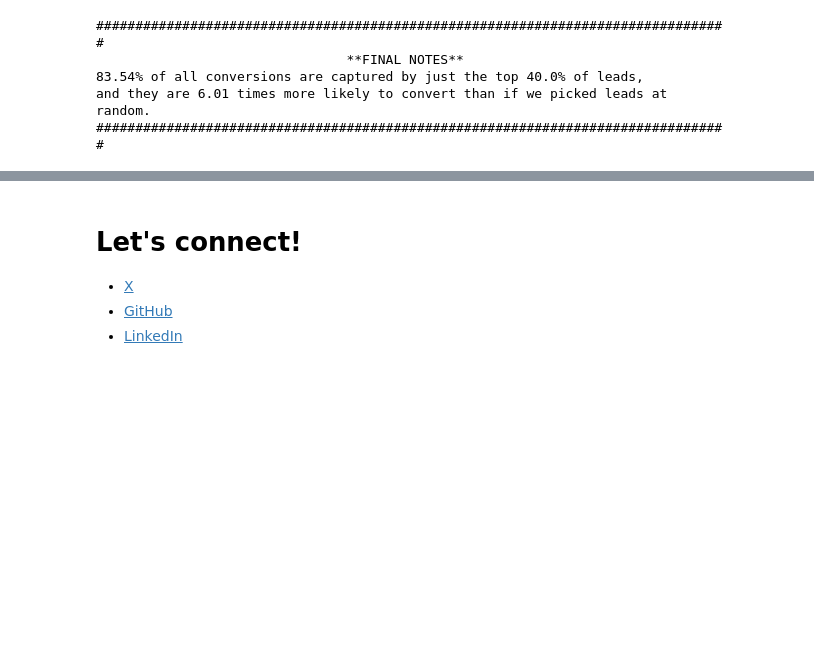
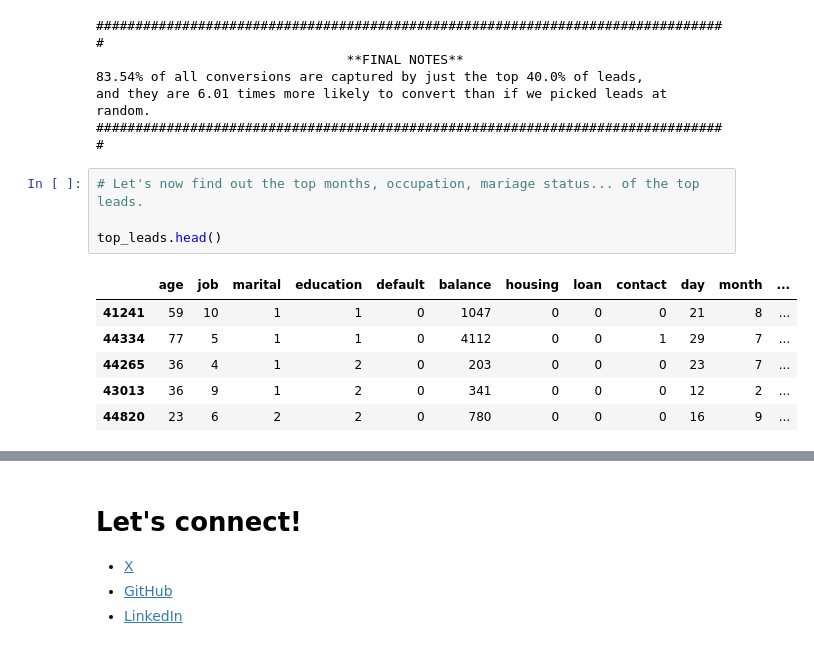
Before and after one commit to munas-git/BankCampaign-Propensity, a Jupyter notebook: term-deposits-optimal-marketing-targets.ipynb, the cells around one changed output, grey strips where cells are left out. Cells and saved outputs as stored; diff of their text form; blank space fills up the shorter version.

```diff
--- a/term-deposits-optimal-marketing-targets.ipynb
+++ b/term-deposits-optimal-marketing-targets.ipynb
@@ -648,3 +648,14 @@ print('#' * 81)
 83.54% of all conversions are captured by just the top 40.0% of leads,
 and they are 6.01 times more likely to convert than if we picked leads at random.
 #################################################################################
+# %%
+# Let's now find out the top months, occupation, mariage status... of the top leads.
+
+top_leads.head()
+# %% [output]
+|  | age | job | marital | education | default | balance | housing | loan | contact | day | month | ... |
+| 41241 | 59 | 10 | 1 | 1 | 0 | 1047 | 0 | 0 | 0 | 21 | 8 | ... |
+| 44334 | 77 | 5 | 1 | 1 | 0 | 4112 | 0 | 0 | 1 | 29 | 7 | ... |
+| 44265 | 36 | 4 | 1 | 2 | 0 | 203 | 0 | 0 | 0 | 23 | 7 | ... |
+| 43013 | 36 | 9 | 1 | 2 | 0 | 341 | 0 | 0 | 0 | 12 | 2 | ... |
+| 44820 | 23 | 6 | 2 | 2 | 0 | 780 | 0 | 0 | 0 | 16 | 9 | ... |
```
Also changed, not shown: parts of 4 cells of this notebook.
